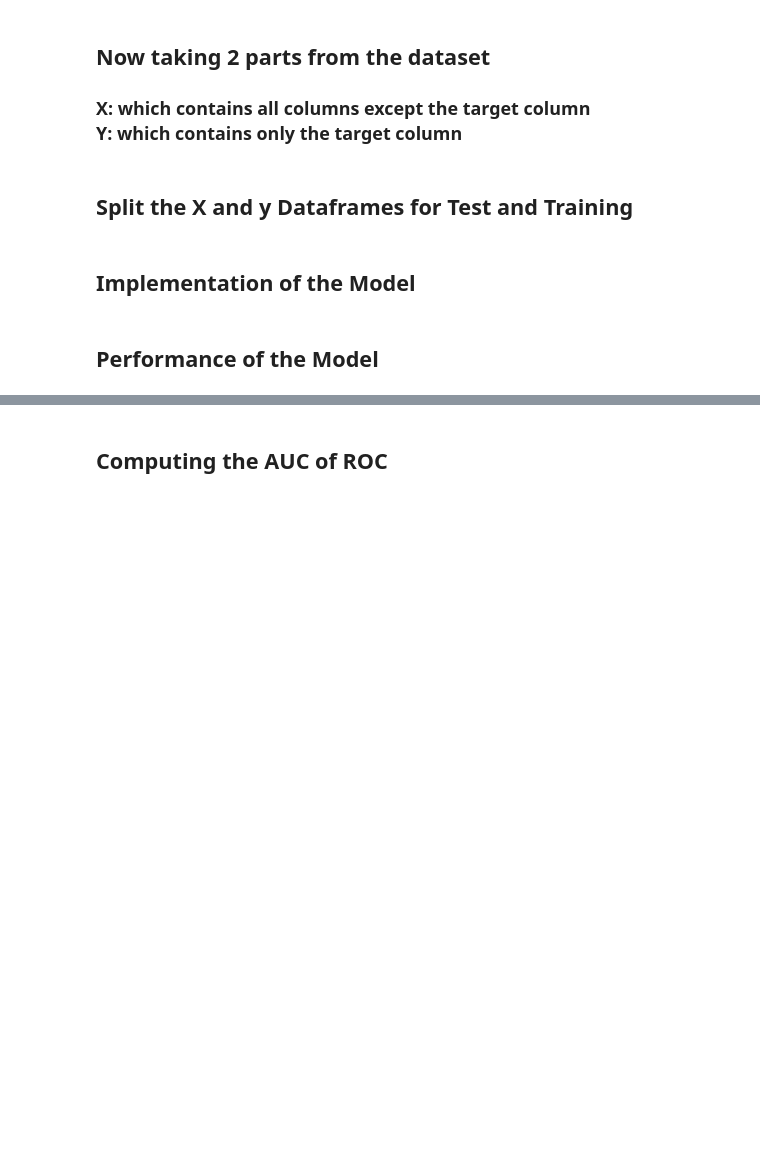
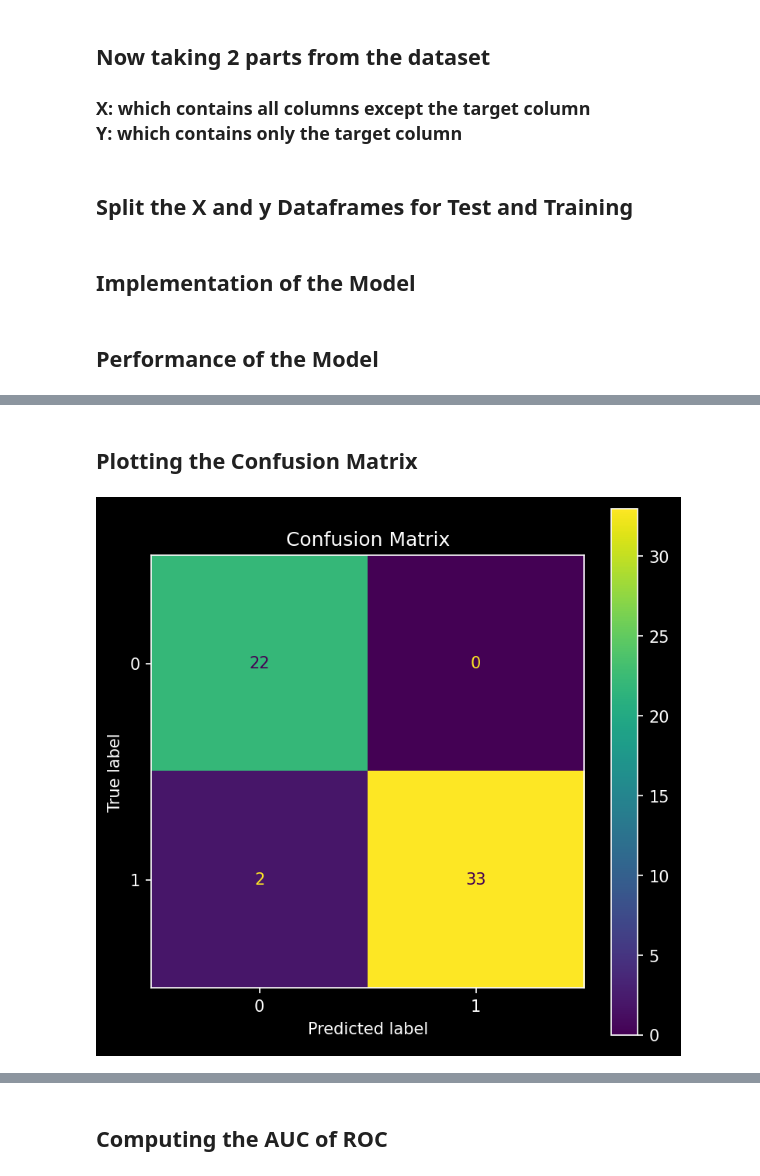
Before and after one commit to debjitpal5040/ML_Algorithms, a Jupyter notebook: Machine Learning/Supervised Learning/Classification/Logistic Regression/Logistic_Regression.ipynb, the cells around one changed output, grey strips where cells are left out. Saved outputs shown, nothing was run; the diff lists cells and outputs as text; code cells hidden in the pictures; blank space fills up the shorter version.

```diff
--- a/Machine Learning/Supervised Learning/Classification/Logistic Regression/Logistic_Regression.ipynb
+++ b/Machine Learning/Supervised Learning/Classification/Logistic Regression/Logistic_Regression.ipynb
@@ -171,0 +172,10 @@ weighted avg       0.95      0.95      0.95        57
+# %% [markdown]
+## Plotting the Confusion Matrix
+# %%
+fig, ax = plt.subplots(figsize=(6, 6), dpi=150)
+plt.style.use('dark_background')
+ConfusionMatrixDisplay(lr_con_matrix).plot(ax=ax)
+plt.title('Confusion Matrix')
+plt.savefig('Images/Confusion_Matrix_Logistic_Regression.png', bbox_inches='tight')
+# %% [output]
+[figure, added]
```
Also changed, not shown: parts of 7 cells of this notebook, 33 other files.
